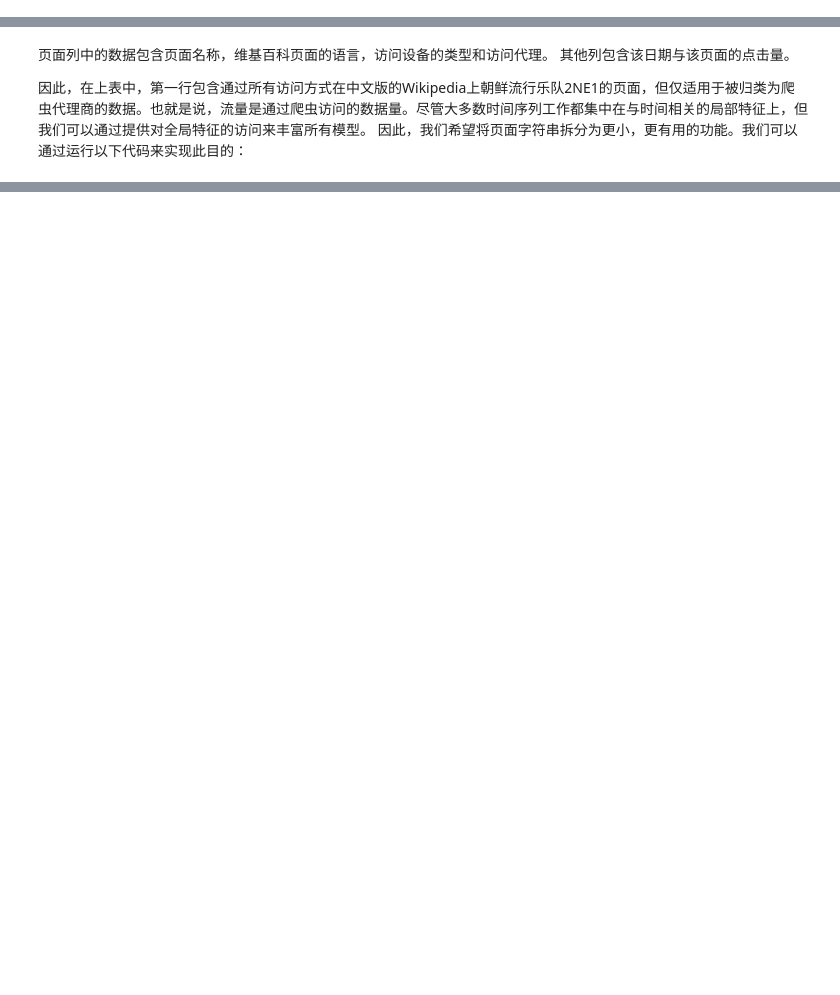
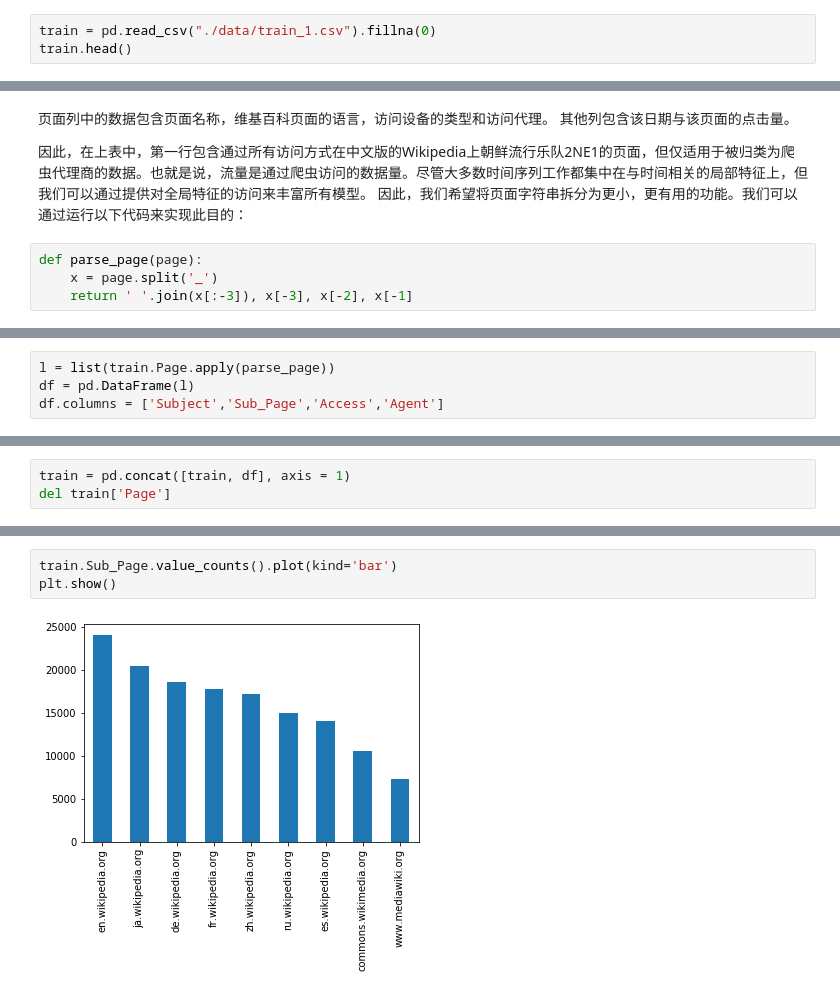
Before and after one commit to Knowledge-Precipitation-Tribe/Time-series-analysis, a Jupyter notebook: references/理解时间序列.ipynb, the cells around one changed output, grey strips where cells are left out. Drawn from its saved outputs; the diff is of its cells as text; blank space fills up the shorter version.

```diff
--- a/references/理解时间序列.ipynb
+++ b/references/理解时间序列.ipynb
@@ -31,0 +36,3 @@
+# %%
+train = pd.read_csv("./data/train_1.csv").fillna(0)
+train.head()
@@ -35,3 +50,7 @@
 
 因此，在上表中，第一行包含通过所有访问方式在中文版的Wikipedia上朝鲜流行乐队2NE1的页面，但仅适用于被归类为爬虫代理商的数据。也就是说，流量是通过爬虫访问的数据量。尽管大多数时间序列工作都集中在与时间相关的局部特征上，但我们可以通过提供对全局特征的访问来丰富所有模型。
 因此，我们希望将页面字符串拆分为更小，更有用的功能。我们可以通过运行以下代码来实现此目的：
+# %%
+def parse_page(page):
+    x = page.split('_')
+    return ' '.join(x[:-3]), x[-3], x[-2], x[-1]
@@ -37,0 +66,4 @@
+# %%
+l = list(train.Page.apply(parse_page))
+df = pd.DataFrame(l)
+df.columns = ['Subject','Sub_Page','Access','Agent']
@@ -37,0 +72,3 @@
+# %%
+train = pd.concat([train, df], axis = 1)
+del train['Page']
@@ -37,0 +93,5 @@
+# %%
+train.Sub_Page.value_counts().plot(kind='bar')
+plt.show()
+# %% [output]
+[figure, added]
```
Also changed, not shown: parts of 16 cells of this notebook.
